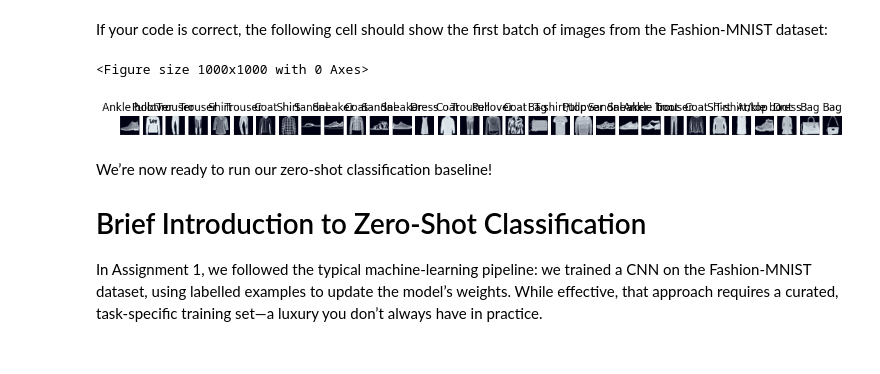
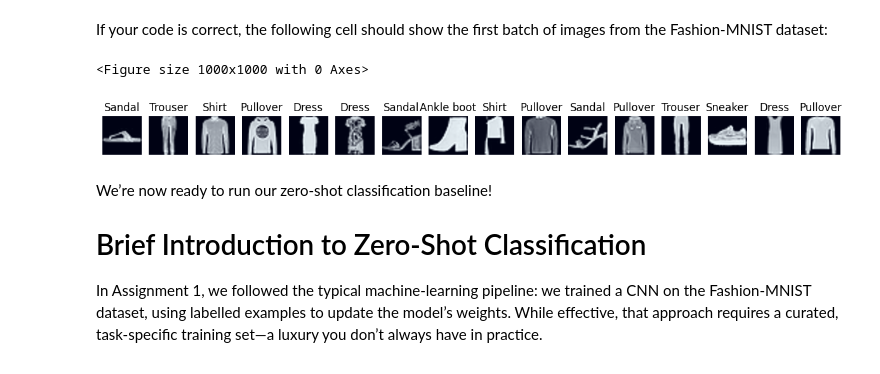
Before and after one commit to omaralfaqih6/deep_learning, a Jupyter notebook: 02_activities/assignments/assignment_2.ipynb, the cells around one changed output. Saved outputs shown, nothing was run; the diff lists cells and outputs as text; code cells hidden in the pictures.

```diff
--- a/02_activities/assignments/assignment_2.ipynb
+++ b/02_activities/assignments/assignment_2.ipynb
@@ -78,6 +78,7 @@ def collate_clip(batch):
     # Send pixel_values to GPU/CPU now; labels stay on CPU for metrics
     return proc["pixel_values"].to(device), torch.tensor(labels)
 
+# Completed by the student:
 test_dataset = datasets.FashionMNIST(
     root="data",
     train=False,
@@ -86,51 +87,39 @@ test_dataset = datasets.FashionMNIST(
 )
 # Create DataLoader for the test dataset
 test_loader = DataLoader(test_dataset,
-                         batch_size=32,
-                         shuffle=False,
+                         batch_size=16,
+                         shuffle=True,
                          collate_fn=collate_clip)
 # %% [markdown]
 If your code is correct, the following cell should show the first batch of images from the Fashion-MNIST dataset:
 # %%
 import matplotlib.pyplot as plt
 
 # Display the first batch of images from `test_loader`
 
 def show_batch(loader):
     """Display a batch of images from the DataLoader."""
     plt.figure(figsize=(10, 10))
     # Get a batch of images and labels
     images, labels = next(iter(loader))
+    # num_images = images.shape[0]
+    # rows = int(num_images**0.5)
+    # cols = (num_images + rows - 1) // rows  # Calculate
     images = images.cpu()  # Move images to CPU for plotting
     # Renormalize to [0, 1] for visualization
     images = (images - images.min()) / (images.max() - images.min())
-    _, axes = plt.subplots(1, len(images), figsize=(15, 5))
+    fig, axes = plt.subplots(1, len(images), figsize=(15, 5))
+    axes = axes.flatten() if len(images) > 1 else [axes]
     for ax, img, label in zip(axes, images, labels):
         ax.imshow(img.permute(1, 2, 0))
         ax.set_title(CLASS_NAMES[label.item()])
         ax.axis('off')
     plt.show()
 
-
-
-    # X_train, y_train = next(iter(loader))
-    # X_train = X_train.cpu().numpy()  # Move images to CPU and convert to numpy
-    # y_train = y_train.cpu().numpy()  # Move labels to CPU and convert to numpy
-    # class_names = CLASS_NAMES  # Use the predefined class names
-    # plt.figure(figsize=(10, 10))
-    # for i in range(25):
-    #     plt.subplot(5, 5, i + 1)
-    #     plt.xticks([])
-    #     plt.yticks([])
-    #     plt.grid(False)
-    #     plt.imshow(X_train[i], cmap=plt.cm.binary)
-    #     plt.xlabel(class_names[y_train[i].argmax()])
-    # plt.show()
-
 show_batch(test_loader)
 # %% [output]
 <Figure size 1000x1000 with 0 Axes>
-[figure, old version]
+[figure, new version]
 # %% [markdown]
 We’re now ready to run our zero-shot classification baseline!
 
```
Also changed, not shown: 1 other file.
